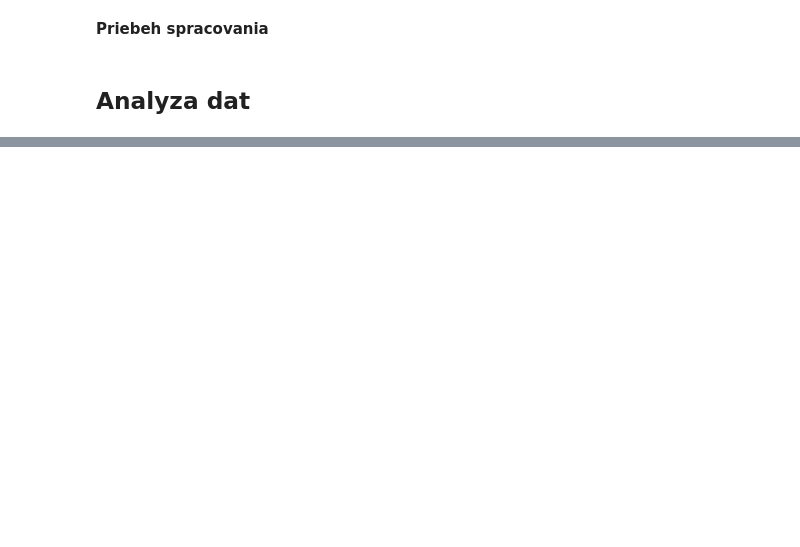
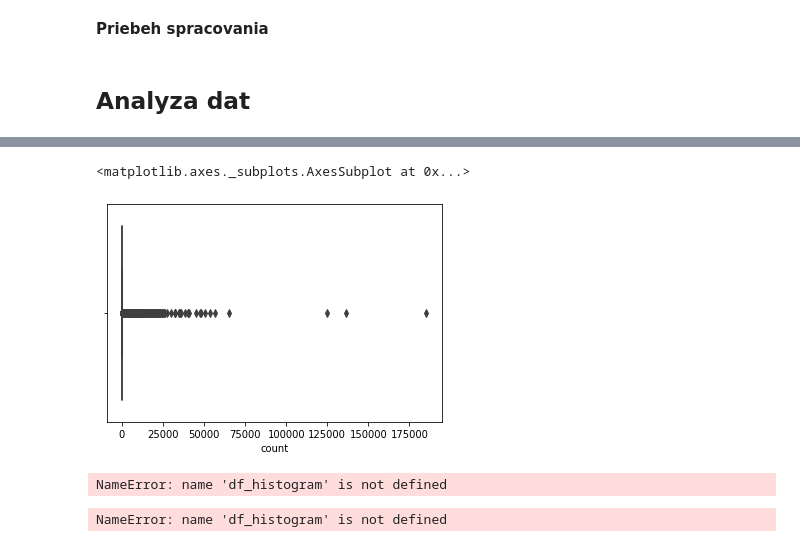
Before and after one commit to Hemii/vinf_nlp, a Jupyter notebook: src/parser.ipynb, the cells around one changed output, grey strips where cells are left out. Cells and saved outputs as stored; diff of their text form; code cells hidden in the pictures; blank space fills up the shorter version.

```diff
--- a/src/parser.ipynb
+++ b/src/parser.ipynb
@@ -216,3 +240,6 @@ for column in data:
+# %%
+with open('../data/hashmap.json') as json_file:
+    hashmap_unlem = json.load(json_file)
 # %%
 # pocet uniq slov ktore neprekrocili threshold
 counter_removed = 0
@@ -232,2 +262,20 @@ print(f"Sucet slov, ktore nemaju lemu: {counter_total}")
 df_histogram = pd.DataFrame({'word':list(hashmap_unlem.keys()),'count':list(hashmap_unlem.values())})
+# %%
+# boxplot zobrazujúci vychýlené hodnoty
+sns.boxplot(df_histogram['count'])
+# %% [output]
+<matplotlib.axes._subplots.AxesSubplot at 0x...>
+[figure, added]
+# %%
+# výpis vychýlených hodnôt
+df_histogram[df_histogram['count'] > df_histogram['count'].quantile(.95)]
+# %% [output]
+NameError: name 'df_histogram' is not defined
+# %%
+# odstránenie vychýlených hodnôt
+y = df_histogram['count']
+removed_outliers = y.between(y.quantile(.05), y.quantile(.95))
+df_histogram.drop(df_histogram[~removed_outliers].index, inplace=True)
+# %% [output]
+NameError: name 'df_histogram' is not defined
 # %%
```
Also changed, not shown: parts of 13 cells of this notebook.
